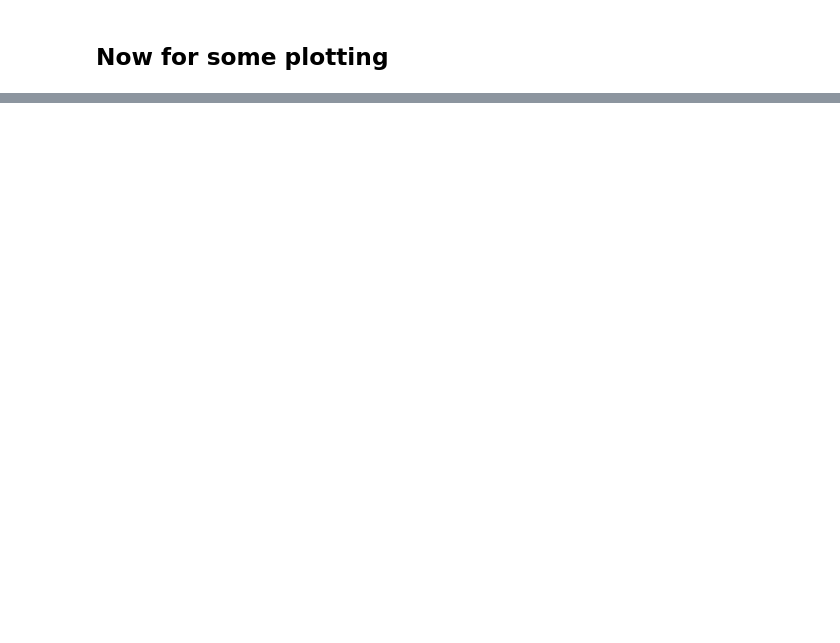
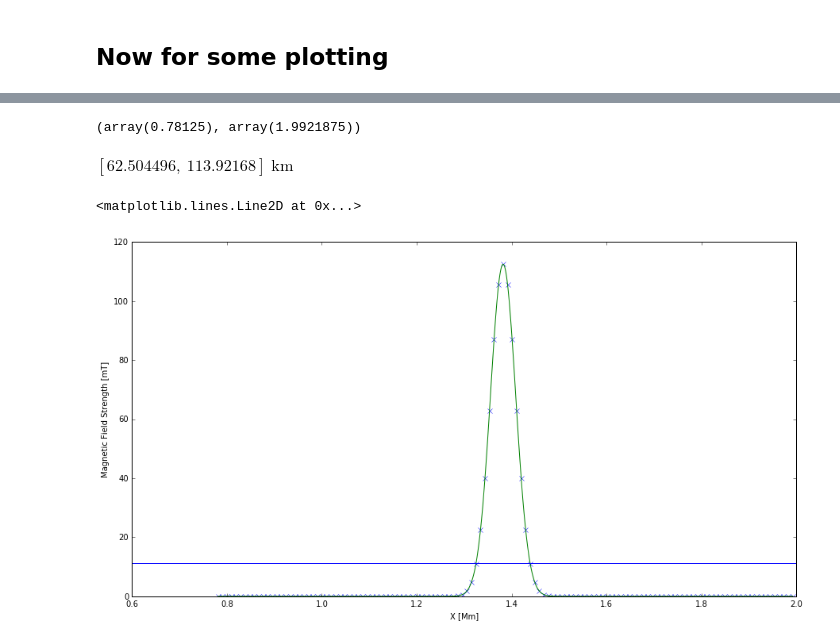
Before and after one commit to Cadair/Thesis, a Jupyter notebook: notebooks/pysac background graphs.ipynb, the cells around one changed output, grey strips where cells are left out. Cells and saved outputs as stored; diff of their text form; code cells hidden in the pictures; blank space fills up the shorter version.

Commit message:
notebooks and chapter 5 re-writes

```diff
--- a/notebooks/pysac background graphs.ipynb
+++ b/notebooks/pysac background graphs.ipynb
@@ -224,0 +219,3 @@ Table([mp.keys(), [e._repr_latex_() if isinstance(e, u.Quantity) else str(e) for
+# %%
+ds = yt.load('/home/stuart/GitHub/Thesis/thesis/Chapter3/Data/Slog_p240-0_A10_B005_00001.gdf')
+type(ds)
@@ -224,0 +261,38 @@ Table([mp.keys(), [e._repr_latex_() if isinstance(e, u.Quantity) else str(e) for
+# %%
+cg = ds.index.grids[0]
+# %%
+xmin, xmax = ds.domain_left_edge[0]/1e6, ds.domain_right_edge[0]/1e8
+xmin = xmin.value
+xmax = xmax.value
+xmin, xmax
+# %% [output]
+(array(0.78125), array(1.9921875))
+# %%
+x_lin = np.linspace(xmin, xmax, ds.domain_dimensions[0])
+bmag = cg['magnetic_field_strength'][:,64,0].to_astropy().to(u.mT)
+
+gaussian = models.Gaussian1D()
+bmag_fit = fitting.LevMarLSQFitter()(gaussian, x_lin, bmag)
+
+fwhm = 2.*np.sqrt(2*np.log(2))*bmag_fit.stddev.value
+fwhm = np.abs(fwhm) * u.Mm
+
+fwtm = 2.*np.sqrt(2*np.log(10))*bmag_fit.stddev.value
+fwtm = np.abs(fwtm) * u.Mm
+
+u.Quantity([fwhm, fwtm]).to(u.km)
+# %% [output]
+$[62.504496,~113.92168] \; \mathrm{km}$
+# %%
+%matplotlib inline
+fig = plt.figure(figsize=(15,8))
+plt.plot(x_lin, bmag.to(u.mT), 'x')
+X = np.linspace(xmin, xmax, 1000)
+plt.plot(X, bmag_fit(X))
+
+plt.xlabel("X [{}]".format(fwhm.unit))
+plt.ylabel("Magnetic Field Strength [{}]".format(bmag.unit))
+plt.axhline(y=bmag_fit.amplitude.value/10)
+# %% [output]
+<matplotlib.lines.Line2D at 0x...>
+[figure, added]
```
Also changed, not shown: parts of 19 cells of this notebook, 2 other files.
